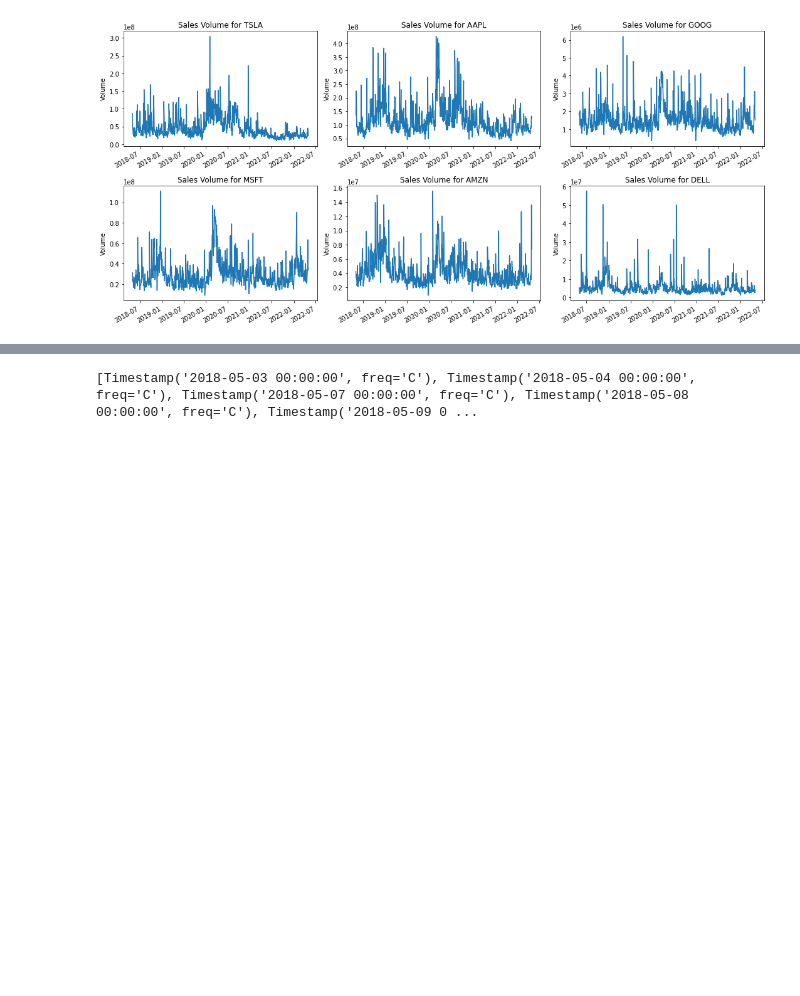
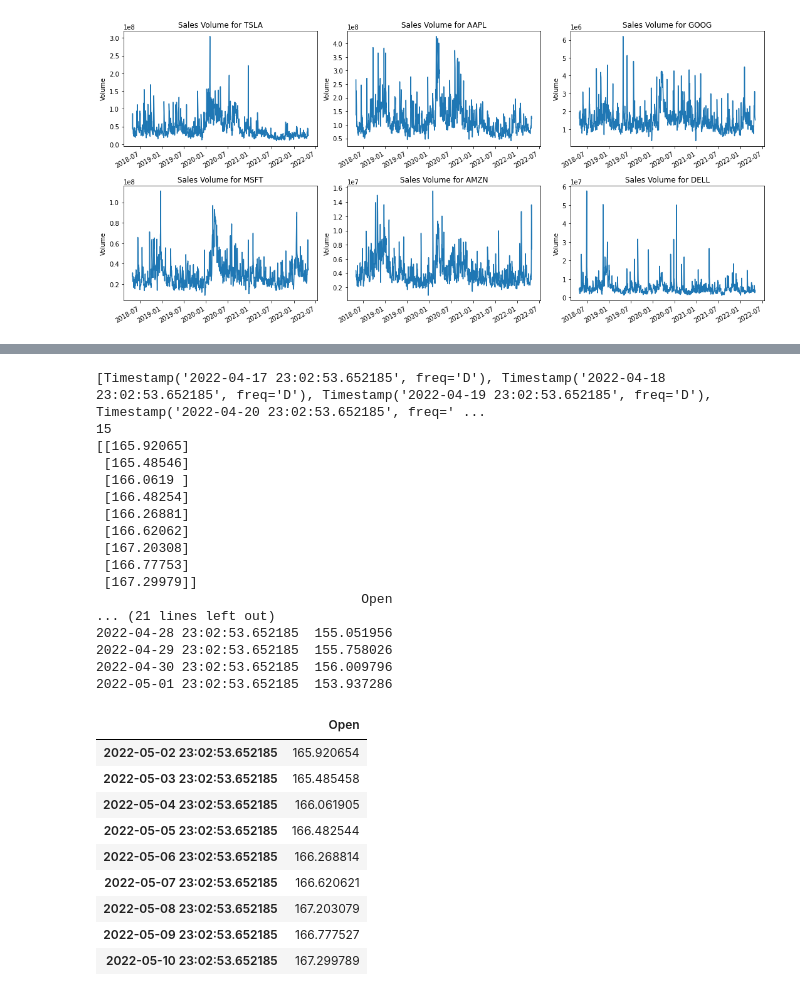
Before and after one commit to jeniferwerthman/AdvAILSTM, a Jupyter notebook: Copy_of_LSTMStock_Take2.ipynb, the cells around one changed output, grey strips where cells are left out. Saved outputs shown, nothing was run; the diff lists cells and outputs as text; code cells hidden in the pictures; blank space fills up the shorter version.

```diff
--- a/Copy_of_LSTMStock_Take2.ipynb
+++ b/Copy_of_LSTMStock_Take2.ipynb
@@ -385,24 +368,69 @@ datetime.datetime(2022, 5, 1, 2, 17, 58, 642929)
 # %%
 #Prediction Forcastings
 predictionCount = 9
-lookback =15
-trainingStartDate = end - timedelta(days=lookback)
-datelist_future = pd.date_range(end, periods=predictionCount, freq='C').tolist()
-datelist_Training = pd.date_range(trainingStartDate, periods=lookback, freq='C').tolist()
+lookback =155
+datelist_future = pd.date_range(end, periods=predictionCount, freq='1d').tolist()
+
+#date calculation for past
+n_days_ago = end - timedelta(days=lookback)
+datelist_past = pd.date_range(n_days_ago, periods=lookback, freq='1d').tolist()
 
 print(datelist_past)
 
 predictMeData = stockDf[-lookback:]
 predictionDs = predictMeData.to_numpy()
 predictionDs = predictionDs.astype('float32')
 
 predictionDs = np.reshape(predictionDs, (newShape1, newShape2))
 scaler = MinMaxScaler(feature_range=(featureRange1, featureRange2))
 predictionDs = scaler.fit_transform(predictionDs)
-forcastingTrainingValues = predictionDs[0:lookback,:]
+X = predictionDs[0:lookback,:]
 
-XX, YY = batchData(forcastingTrainingValues, batchSize, "L")
+XX, YY = batchData(X, batchSize, "L")
 XX = np.reshape(XX, (XX.shape[0], timeSteps, XX.shape[1]))
-forcastingValues = model.predict(XX)
+out = model.predict(XX)
+
+Y_out = scaler.inverse_transform(out)
+
+#New code for future prediction
+y_past_predict = model.predict(X_train[lookback-1:])
+y_past_train = scaler.inverse_transform(y_past_predict[0:lookback])
+print(len(y_past_train))
+
+y_future_predict = model.predict(X_train[-predictionCount:])
+y_future_train = scaler.inverse_transform(y_future_predict)
+print(y_future_train)
+
+PREDICTIONS_FUTURE = pd.DataFrame(y_future_train, columns=['Open']).set_index(pd.Series(datelist_future))
+PREDICTION_TRAIN = pd.DataFrame(y_past_train, columns=['Open']).set_index(pd.Series(datelist_past))
+print(PREDICTIONS_FUTURE)
+print(PREDICTION_TRAIN)
+PREDICTIONS_FUTURE.head(11)
 # %% [output]
-[Timestamp('2018-05-03 00:00:00', freq='C'), Timestamp('2018-05-04 00:00:00', freq='C'), Timestamp('2018-05-07 00:00:00', freq='C'), Timestamp('2018-05-08 00:00:00', freq='C'), Timestamp('2018-05-09 0 ...
+[Timestamp('2022-04-17 23:02:53.652185', freq='D'), Timestamp('2022-04-18 23:02:53.652185', freq='D'), Timestamp('2022-04-19 23:02:53.652185', freq='D'), Timestamp('2022-04-20 23:02:53.652185', freq=' ...
+15
+[[165.92065]
+ [165.48546]
+ [166.0619 ]
+ [166.48254]
+ [166.26881]
+ [166.62062]
+ [167.20308]
+ [166.77753]
+ [167.29979]]
+                                  Open
+... (21 lines left out)
+2022-04-28 23:02:53.652185  155.051956
+2022-04-29 23:02:53.652185  155.758026
+2022-04-30 23:02:53.652185  156.009796
+2022-05-01 23:02:53.652185  153.937286
+|  | Open |
+| 2022-05-02 23:02:53.652185 | 165.920654 |
+| 2022-05-03 23:02:53.652185 | 165.485458 |
+| 2022-05-04 23:02:53.652185 | 166.061905 |
+| 2022-05-05 23:02:53.652185 | 166.482544 |
+| 2022-05-06 23:02:53.652185 | 166.268814 |
+| 2022-05-07 23:02:53.652185 | 166.620621 |
+| 2022-05-08 23:02:53.652185 | 167.203079 |
+| 2022-05-09 23:02:53.652185 | 166.777527 |
+| 2022-05-10 23:02:53.652185 | 167.299789 |
```
Also changed, not shown: parts of 18 cells of this notebook.
